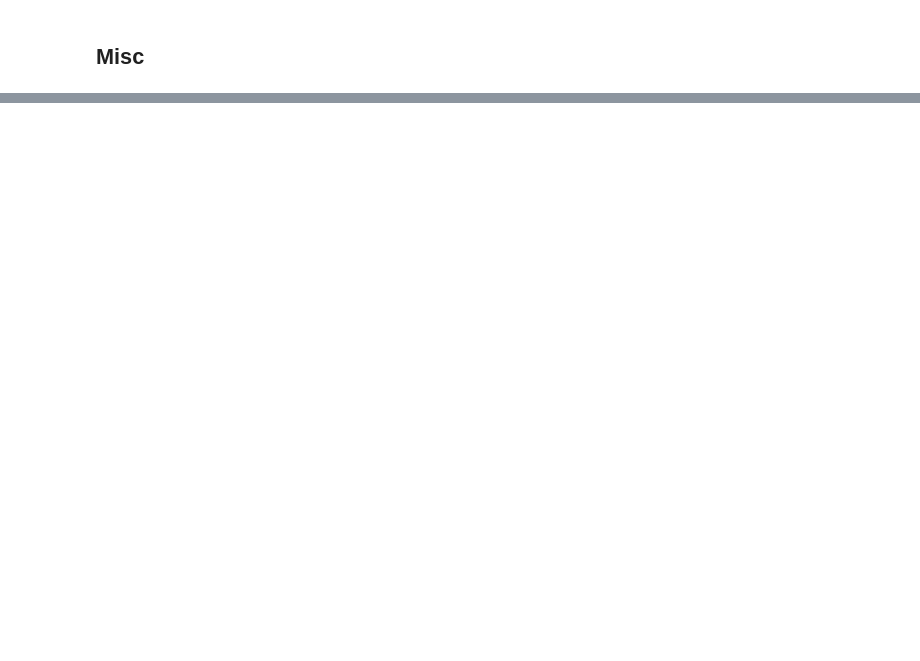
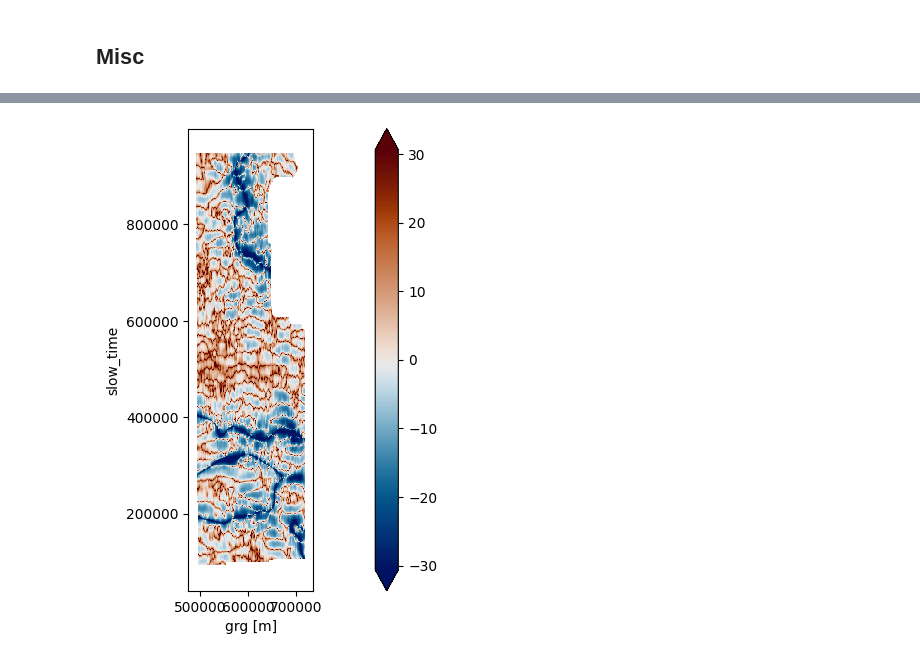
Before and after one commit to owenodriscoll/DopSCA_leakage, a Jupyter notebook: analyses/leakage/process_sentinel1_chain.ipynb, the cells around one changed output, grey strips where cells are left out. Cells and saved outputs as stored; diff of their text form; code cells hidden in the pictures; blank space fills up the shorter version.

```diff
--- a/analyses/leakage/process_sentinel1_chain.ipynb
+++ b/analyses/leakage/process_sentinel1_chain.ipynb
@@ -183,0 +224,6 @@ test.data.V_dca_pulse_rg_subscene.T.plot()
+# %%
+fig, axes = plt.subplots(1, 1, figsize = (16, 6), sharex=True, sharey=True)
+snr.T.plot(robust =True, cmap =cmc.vik, ax=axes)
+axes.axes.set_aspect('equal')
+# %% [output]
+[figure, added]
```
Also changed, not shown: parts of 24 cells of this notebook, 2 other files.
